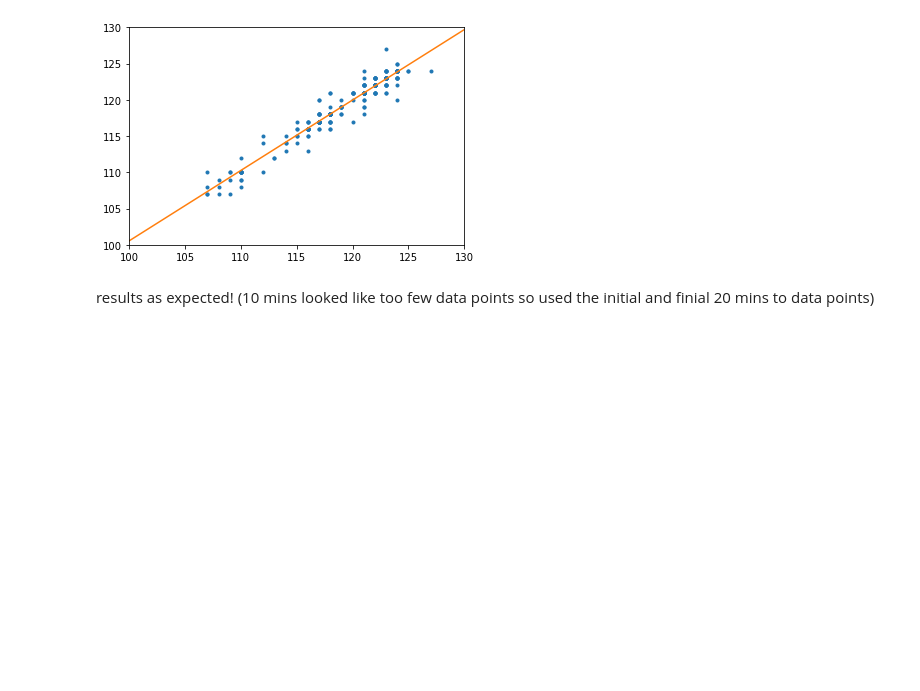
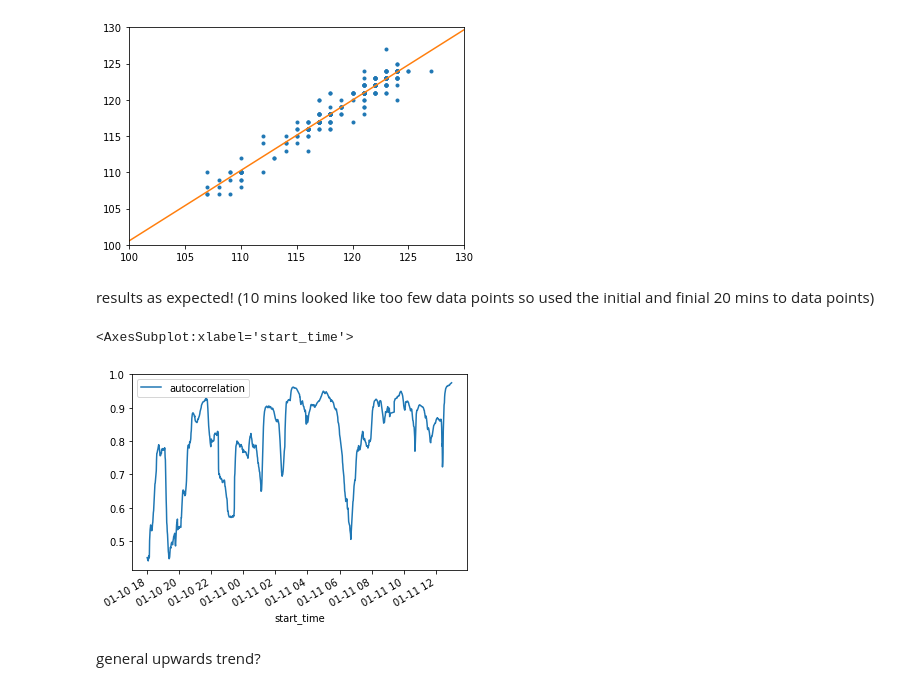
Before and after one commit to l-khali/old_In2Research, a Jupyter notebook: PC-0192_analysis.ipynb, the cells around one changed output. Saved outputs shown, nothing was run; the diff lists cells and outputs as text; code cells hidden in the pictures; blank space fills up the shorter version.

Commit message:
rolling autocorrelation

```diff
--- a/PC-0192_analysis.ipynb
+++ b/PC-0192_analysis.ipynb
@@ -382,3 +382,37 @@ Autocorrelation for final 20 mins: 0.970008205179185
 # %% [markdown]
 results as expected!
 (10 mins looked like too few data points so used the initial and finial 20 mins to data points)
+# %%
+k = 0
+
+PC_0192_ac_1_hour = pd.DataFrame(columns=['start_time','end_time','autocorrelation'])
+
+while (PC_0192_extubated['record_date_time'].iloc[0] + timedelta(minutes=60+k)) < PC_0192_extubated['record_date_time'].iloc[-1]:
+
+    index_1 = PC_0192_extubated.record_date_time.searchsorted(PC_0192_extubated['record_date_time'].iloc[0] + timedelta(minutes=k))
+    index_2 = PC_0192_extubated.record_date_time.searchsorted(PC_0192_extubated['record_date_time'].iloc[0] + timedelta(minutes=60+k))
+
+    ac = PC_0192_extubated['num_value'][index_1:index_2].autocorr()
+
+    PC_0192_ac_1_hour = PC_0192_ac_1_hour.append({'start_time': PC_0192_extubated['record_date_time'].iloc[index_1], 'end_time':PC_0192_extubated['record_date_time'].iloc[index_2], 'autocorrelation':ac}, ignore_index=True)
+    k += 1
+# %%
+# systematically removing NaT rows
+
+for i, row in enumerate(PC_0192_ac_1_hour['autocorrelation']):
+    if pd.isnull(row):
+        PC_0192_ac_1_hour = PC_0192_ac_1_hour.drop(i)
+# %%
+PC_0192_ac_1_hour['autocorrelation'] = pd.to_numeric(PC_0192_ac_1_hour['autocorrelation'])
+
+PC_0192_ac_1_hour.plot(x='start_time', y='autocorrelation')
+
+# theta = np.polyfit(enumerate(PC_0192_ac_1_hour['autocorrelation'])[0], enumerate(PC_0192_ac_1_hour['autocorrelation'])[1], 1)
+# line_of_best_fit2 = theta[1] + theta[0] * np.linspace(1,100,400)
+
+# plt.plot(np.linspace(1,100,400), line_of_best_fit2)
+# %% [output]
+<AxesSubplot:xlabel='start_time'>
+[figure, added]
+# %% [markdown]
+general upwards trend?
```
